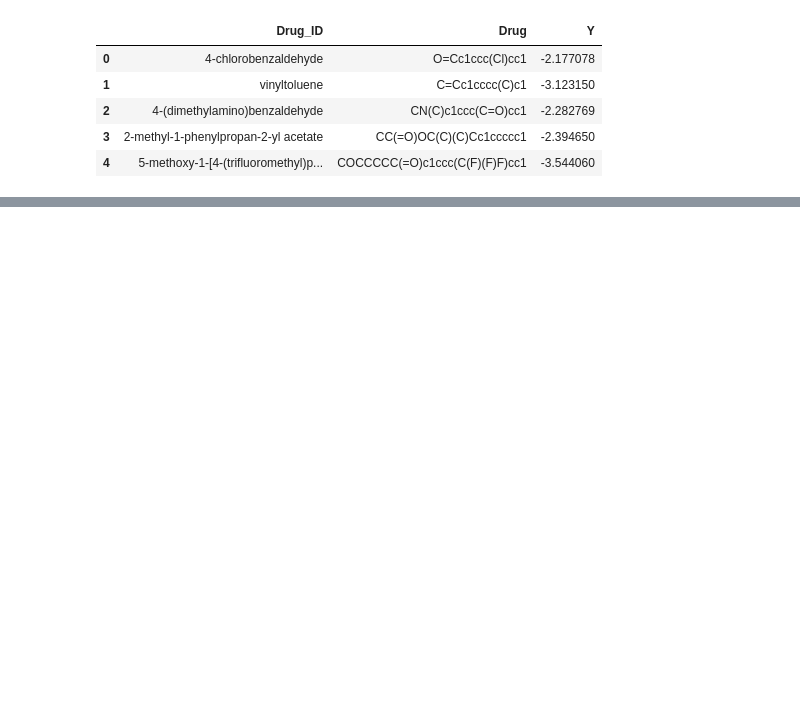
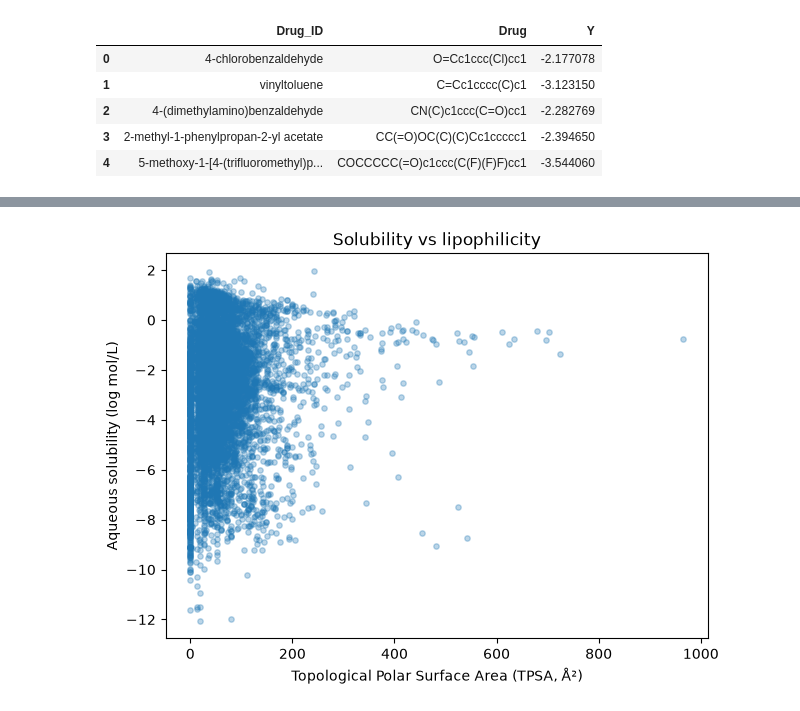
Before and after one commit to alexcorbero/admet-ml, a Jupyter notebook: notebooks/02_data_exploration.ipynb, the cells around one changed output, grey strips where cells are left out. Cells and saved outputs as stored; diff of their text form; code cells hidden in the pictures; blank space fills up the shorter version.

```diff
--- a/notebooks/02_data_exploration.ipynb
+++ b/notebooks/02_data_exploration.ipynb
@@ -137,0 +265,17 @@ train_val["Drug"].duplicated().sum()
+# %%
+fig, ax = plt.subplots(figsize=(7, 5))
+
+ax.scatter(
+    eda_df["TPSA"],
+    eda_df["Y"],
+    alpha=0.3,
+    s=15
+)
+
+ax.set_xlabel("Topological Polar Surface Area (TPSA, Å²)")
+ax.set_ylabel("Aqueous solubility (log mol/L)")
+ax.set_title("Solubility vs lipophilicity")
+
+plt.show()
+# %% [output]
+[figure, added]
```
Also changed, not shown: parts of 18 cells of this notebook, 1 other file.
